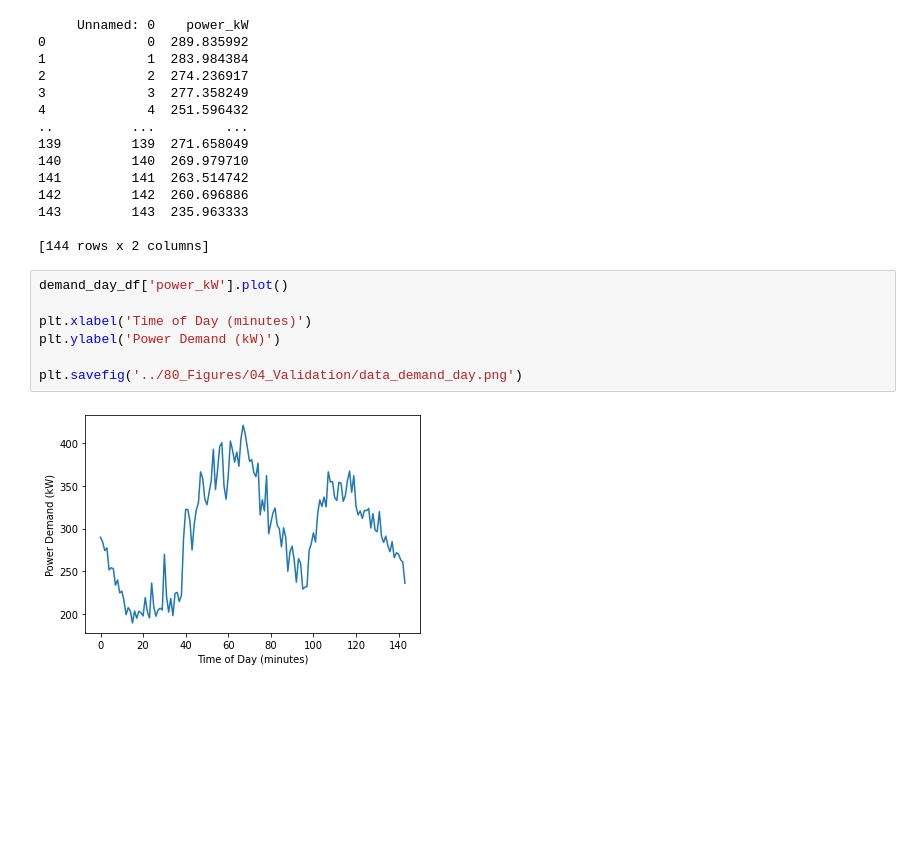
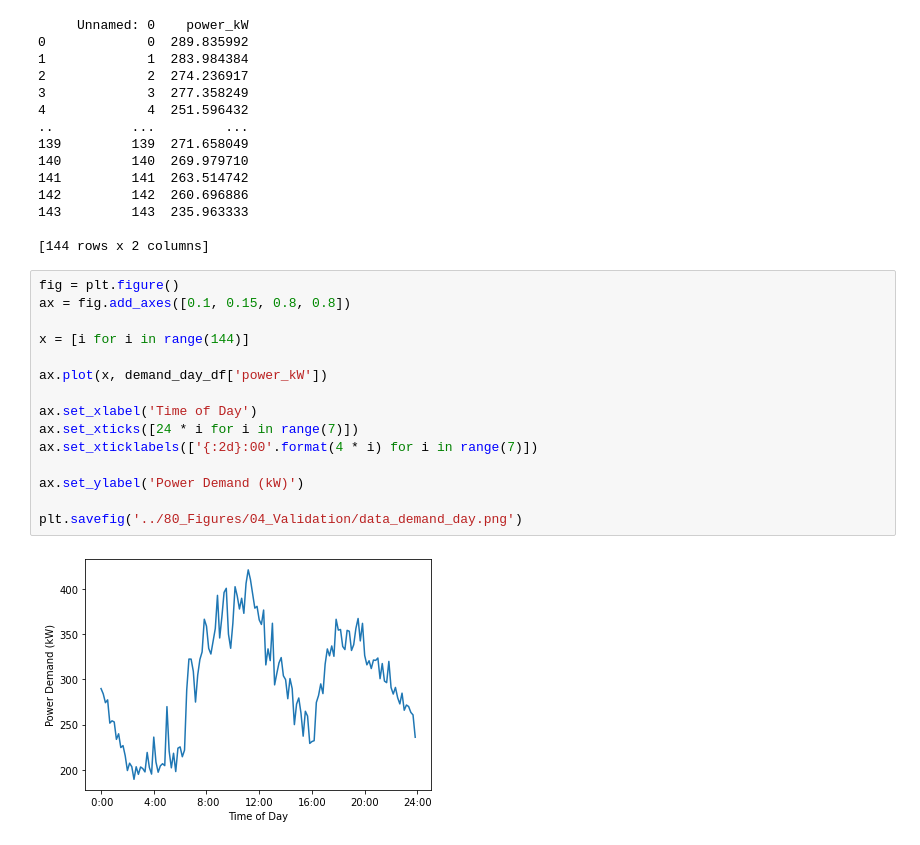
Before and after one commit to cloudsftp/BachelorThesis, a Jupyter notebook: Paper/04_Validation/data_demand_day.ipynb, the cells around one changed output. Saved outputs shown, nothing was run; the diff lists cells and outputs as text; blank space fills up the shorter version.

Commit message:
validation | adjust x axes ticks

```diff
--- a/Paper/04_Validation/data_demand_day.ipynb
+++ b/Paper/04_Validation/data_demand_day.ipynb
@@ -21,12 +21,20 @@ print(demand_day_df)
 143         143  235.963333
 
 [144 rows x 2 columns]
-# %%
-demand_day_df['power_kW'].plot()
-
-plt.xlabel('Time of Day (minutes)')
-plt.ylabel('Power Demand (kW)')
-
-plt.savefig('../80_Figures/04_Validation/data_demand_day.png')
-# %% [output]
-[figure, removed]
+# %%
+fig = plt.figure()
+ax = fig.add_axes([0.1, 0.15, 0.8, 0.8])
+
+x = [i for i in range(144)]
+
+ax.plot(x, demand_day_df['power_kW'])
+
+ax.set_xlabel('Time of Day')
+ax.set_xticks([24 * i for i in range(7)])
+ax.set_xticklabels(['{:2d}:00'.format(4 * i) for i in range(7)])
+
+ax.set_ylabel('Power Demand (kW)')
+
+plt.savefig('../80_Figures/04_Validation/data_demand_day.png')
+# %% [output]
+[figure, added]
```
Also changed, not shown: 1 other file.
